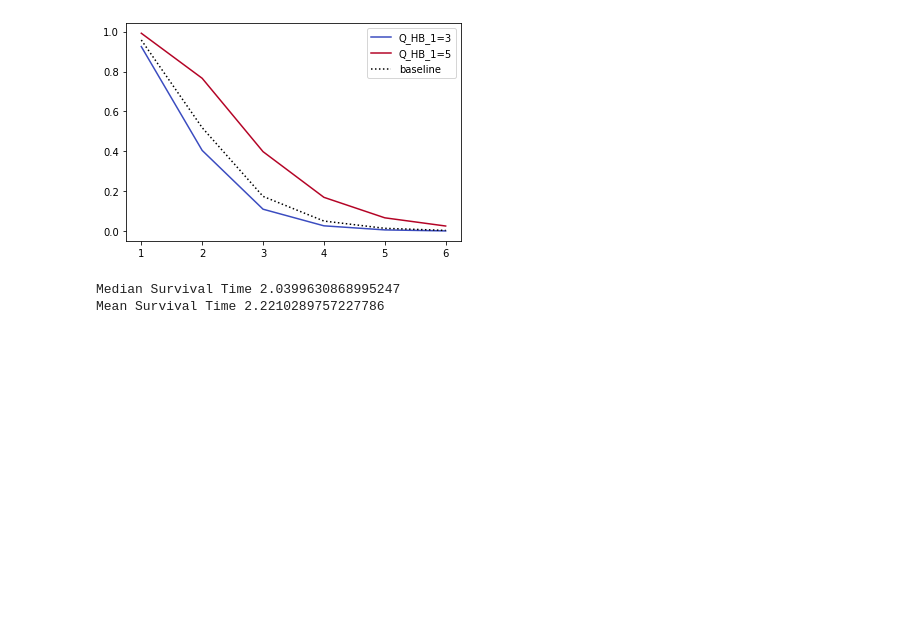
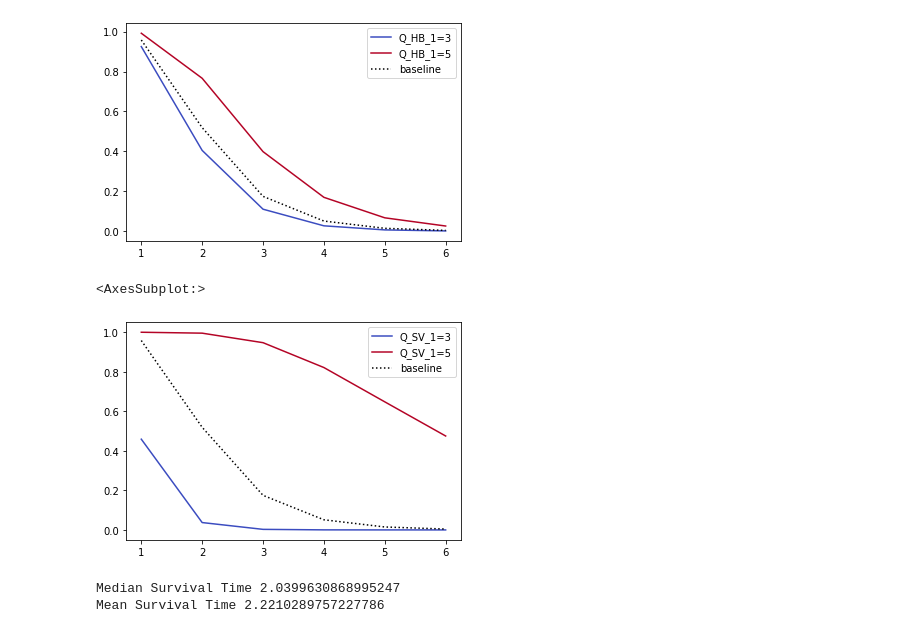
Before and after one commit to 4digitmwc/4dmanalysis, a Jupyter notebook: 4dm3analysis/survival.ipynb, the cells around one changed output. Cells and saved outputs as stored; diff of their text form; code cells hidden in the pictures; blank space fills up the shorter version.

```diff
--- a/4dm3analysis/survival.ipynb
+++ b/4dm3analysis/survival.ipynb
@@ -403,6 +383,11 @@ lognormal_aft.plot_partial_effects_on_outcome(covariates = 'Q_HB_1', values = [3
 # %% [output]
 <AxesSubplot:>
 [figure]
+# %%
+lognormal_aft.plot_partial_effects_on_outcome(covariates = 'Q_SV_1', values = [3,5], cmap = 'coolwarm')
+# %% [output]
+<AxesSubplot:>
+[figure, added]
 # %%
 print("Median Survival Time", lognormal_aft.median_survival_time_)
 print("Mean Survival Time", lognormal_aft.mean_survival_time_)
```
Also changed, not shown: parts of 43 cells of this notebook.
